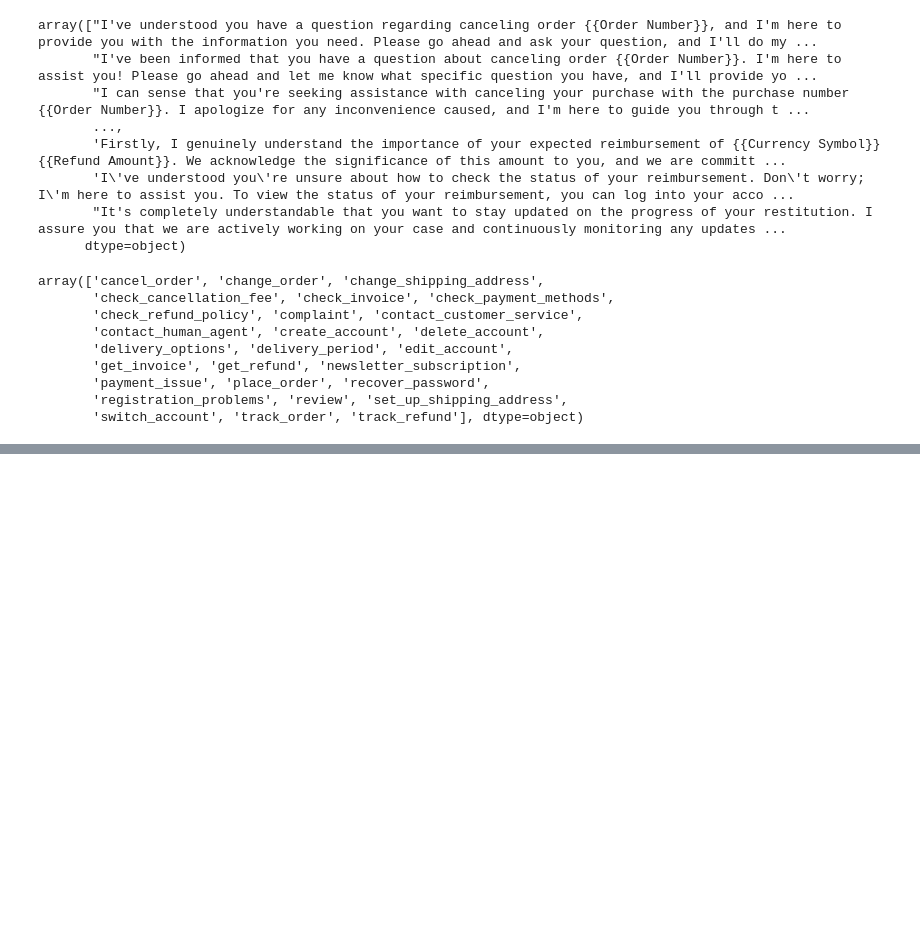
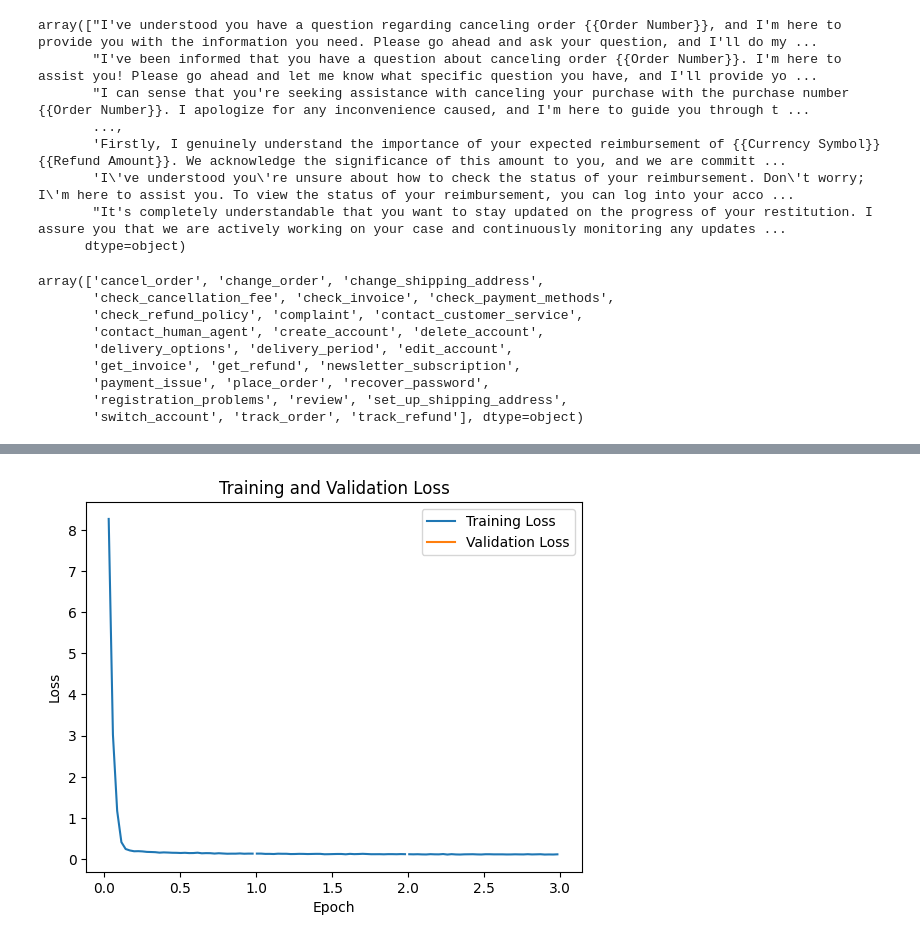
Before and after one commit to Firojpaudel/GenAI-Chronicles, a Jupyter notebook: Seq2Seq/BART_generator_finetuning.ipynb, the cells around one changed output, grey strips where cells are left out. Saved outputs shown, nothing was run; the diff lists cells and outputs as text; code cells hidden in the pictures; blank space fills up the shorter version.

```diff
--- a/Seq2Seq/BART_generator_finetuning.ipynb
+++ b/Seq2Seq/BART_generator_finetuning.ipynb
@@ -152,0 +177,16 @@ ValueError: Trainer: evaluation requires an eval_dataset.
+# %%
+import wandb
+
+api = wandb.Api()
+
+run_path= "firojpaudel-madan-bhandari-memorial-college/Chatbot_retry/runs/dqnaj65i"
+
+run= api.run(run_path)
+
+history = run.history()
+
+# print(history.columns)
+
+columns_to_display = ["train/epoch", "train/loss", "eval/loss"]
+df = history[columns_to_display]
+print(df)
@@ -153 +209,18 @@ ValueError: Trainer: evaluation requires an eval_dataset.
+# %%
+## Optional: Plotting the stats as well
+import matplotlib.pyplot as plt
+
+if "train/epoch" in history and "train/loss" in history:
+    plt.plot(history['train/epoch'], history['train/loss'], label='Training Loss')
+    if "eval/loss" in history:
+        plt.plot(history['train/epoch'], history['eval/loss'], label='Validation Loss')
+    plt.xlabel('Epoch')
+    plt.ylabel('Loss')
+    plt.title('Training and Validation Loss')
+    plt.legend()
+    plt.show()
+else:
+    print("Epoch or loss data is missing in the history.")
+# %% [output]
+[figure, added]
 # %%
```
Also changed, not shown: parts of 11 cells of this notebook.
